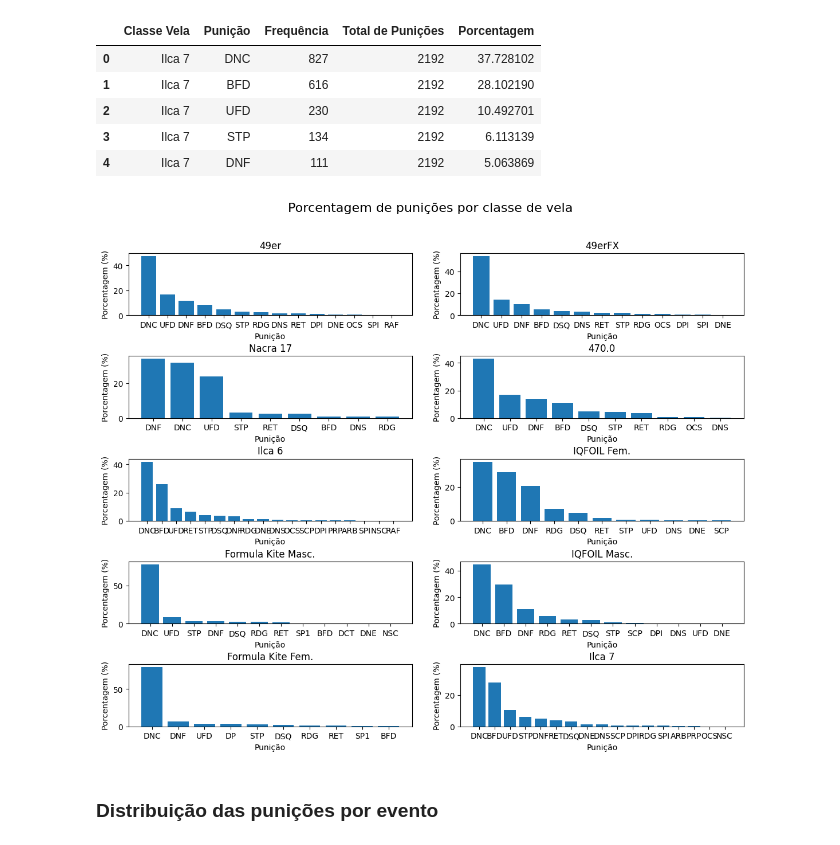
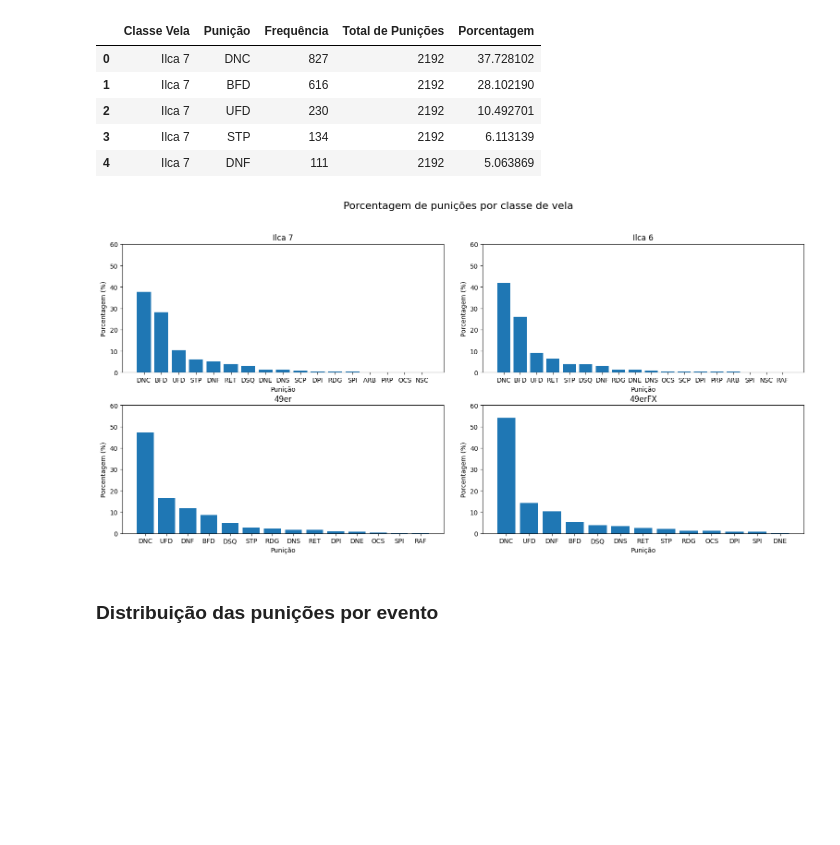
Before and after one commit to cristianolarrea/sailing-rankings, a Jupyter notebook: eda/eda.ipynb, the cells around one changed output. Cells and saved outputs as stored; diff of their text form; code cells hidden in the pictures; blank space fills up the shorter version.

```diff
--- a/eda/eda.ipynb
+++ b/eda/eda.ipynb
@@ -338,19 +338,22 @@ npunicoes_por_classe.head()
 | 3 | Ilca 7 | STP | 134 | 2192 | 6.113139 |
 | 4 | Ilca 7 | DNF | 111 | 2192 | 5.063869 |
 # %%
+classes = ["Ilca 7", "Ilca 6", "49er", "49erFX"]
+
 # Classe Vela in different subplots, Punicao in x axis and freq in y axis
-fig, axes = plt.subplots(nrows=5, ncols=2, figsize=(12,10))
+fig, axes = plt.subplots(nrows=2, ncols=2, figsize=(16,8))
 fig.subplots_adjust(hspace=1)
 fig.suptitle('Porcentagem de punições por classe de vela', fontsize=16)
 fig.tight_layout(pad=3.0)
 for i, classe in enumerate(classes):
     ax = axes[i//2, i%2]
     ax.set_title(classe)
     ax.set_xlabel('Punição')
     ax.set_ylabel('Porcentagem (%)')
+    ax.set_ylim([0, 60])
     ax.bar(npunicoes_por_classe[npunicoes_por_classe['Classe Vela'] == classe]['Punição'],
            npunicoes_por_classe[npunicoes_por_classe['Classe Vela'] == classe]['Porcentagem'])
 
 plt.show()
 # %% [output]
-[figure, old version]
+[figure, new version]
```
Also changed, not shown: parts of 18 cells of this notebook.
